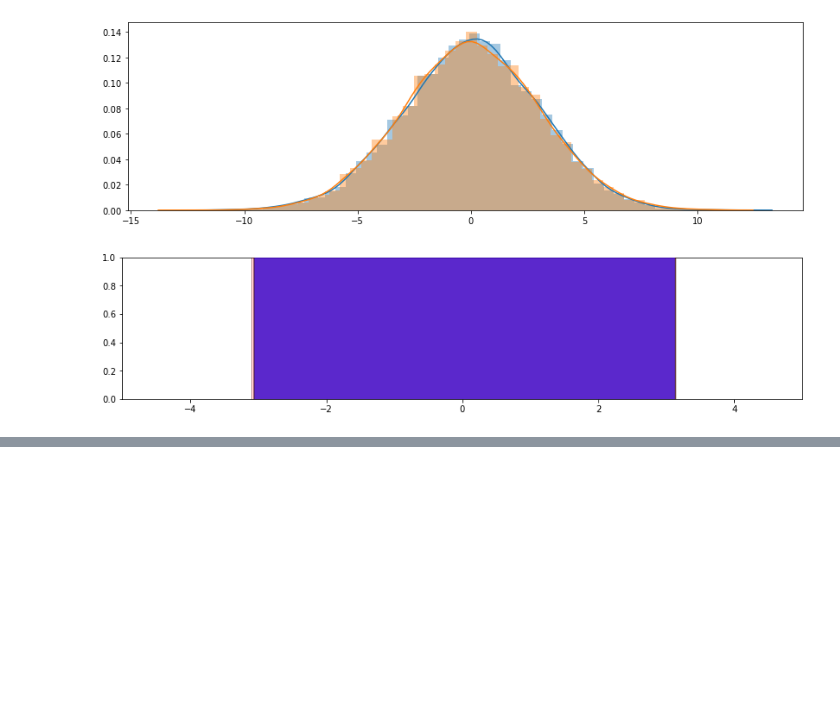
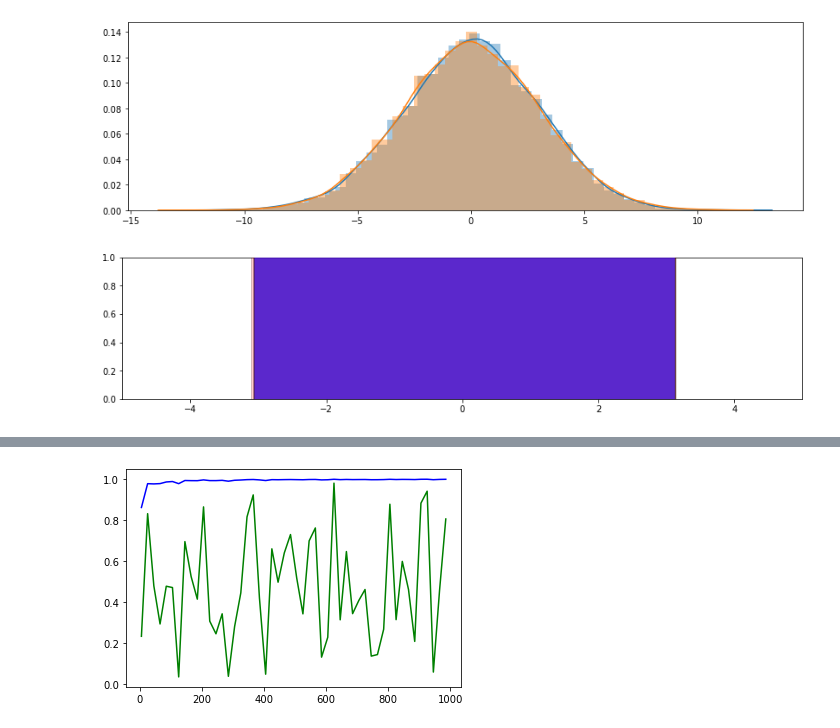
Before and after one commit to SebastianCerquera/datascience, a Jupyter notebook: stats/hypothesis_testing.ipynb, the cells around one changed output, grey strips where cells are left out. Cells and saved outputs as stored; diff of their text form; code cells hidden in the pictures; blank space fills up the shorter version.

```diff
--- a/stats/hypothesis_testing.ipynb
+++ b/stats/hypothesis_testing.ipynb
@@ -90,0 +132,4 @@ compare_intervals(sample_size)
+# %%
+plot_shapiro_against_N()
+# %% [output]
+[figure, added]
```
Also changed, not shown: parts of 27 cells of this notebook, 1 other file.
